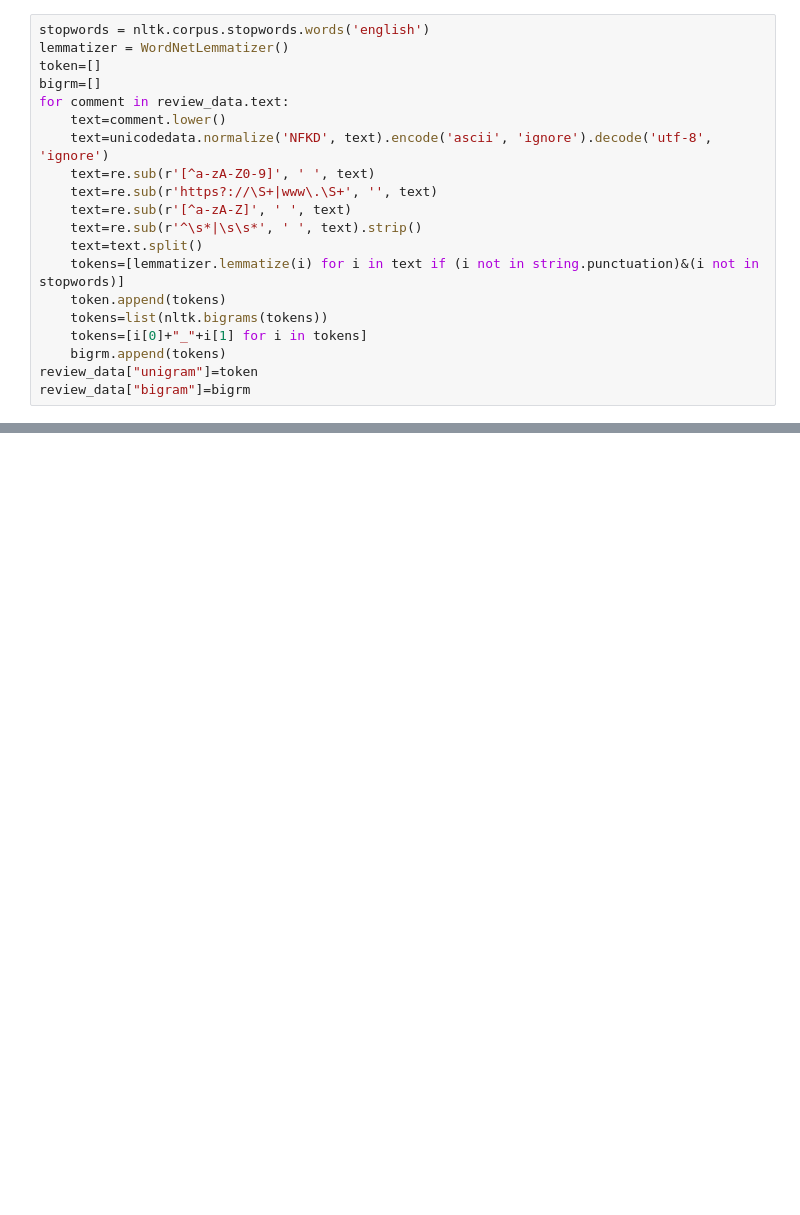
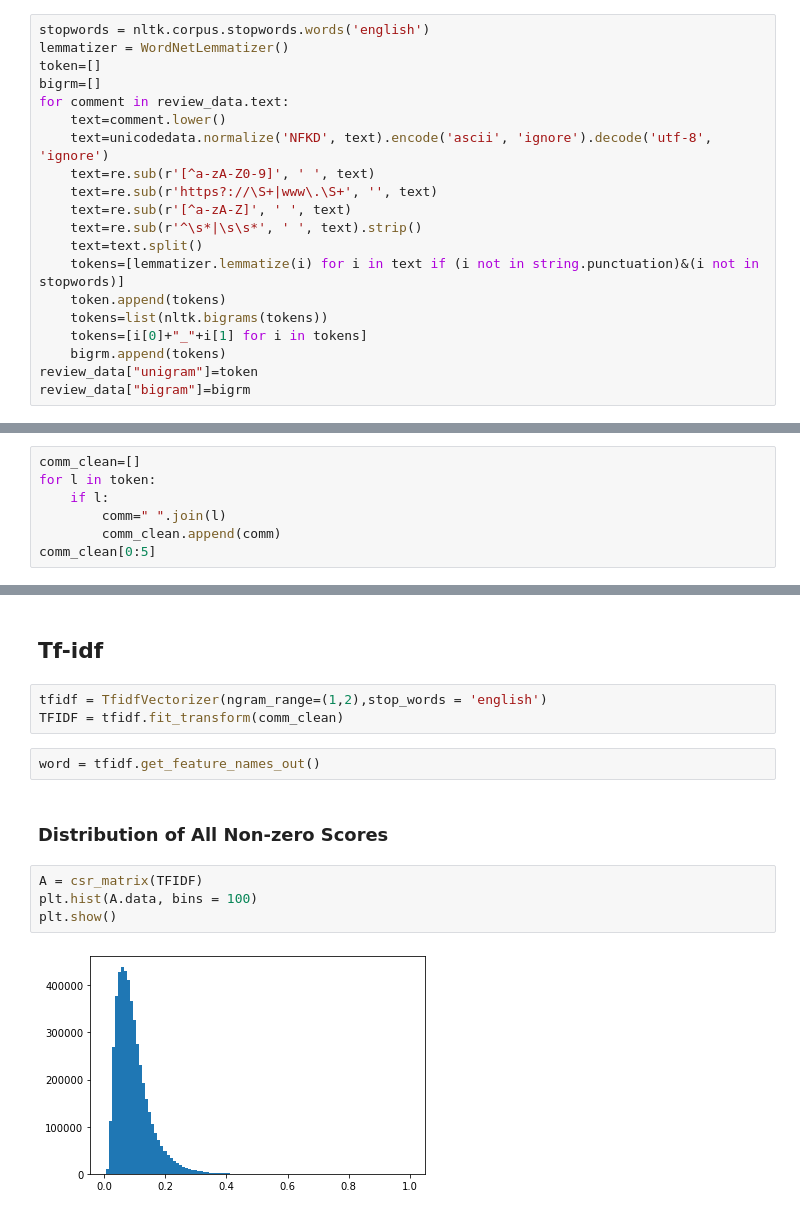
Before and after one commit to April2Carrie/YelpProject, a Jupyter notebook: Code/Bigrams.ipynb, the cells around one changed output, grey strips where cells are left out. Cells and saved outputs as stored; diff of their text form; blank space fills up the shorter version.

Commit message:
Add codes for tfidf and LDA models.

```diff
--- a/Code/Bigrams.ipynb
+++ b/Code/Bigrams.ipynb
@@ -71,3 +74,10 @@ review_data.head()
 | 2 | 3 | hozoa1DsTCjpz4UC8YGsNw | ndgHYecgAWEqtjnjE7LtfA | MMRRS6YhVRx_iN5-JhMRYg | 4 | 0 | 0 | 0 | The new Han Dynasty took over the... | 2012-10-08 15:29:44 | ... |
 | 3 | 4 | tfucaiy6lG5UbvbmTD4STg | wABHp4fGUC-0acRKhmQO2A | MMRRS6YhVRx_iN5-JhMRYg | 5 | 0 | 0 | 0 | Awesome food, great place to spli... | 2016-03-07 00:22:02 | ... |
 | 4 | 5 | bu0BUkenT8c8nnyKUaF0-A | qmpRRF4HAKuGJEujoK-IdQ | eaDZlSuVS0EY67Ke6pRP6Q | 5 | 0 | 0 | 0 | I've been coming to this place fo... | 2016-02-24 14:34:27 | ... |
+# %%
+comm_clean=[]
+for l in token:
+    if l:
+        comm=" ".join(l)
+        comm_clean.append(comm)
+comm_clean[0:5]
@@ -73,0 +90,15 @@ review_data.head()
+# %% [markdown]
+## Tf-idf
+# %%
+tfidf = TfidfVectorizer(ngram_range=(1,2),stop_words = 'english')
+TFIDF = tfidf.fit_transform(comm_clean)
+# %%
+word = tfidf.get_feature_names_out()
+# %% [markdown]
+### Distribution of All Non-zero Scores
+# %%
+A = csr_matrix(TFIDF)
+plt.hist(A.data, bins = 100)
+plt.show()
+# %% [output]
+[figure, added]
```
Also changed, not shown: parts of 17 cells of this notebook.
